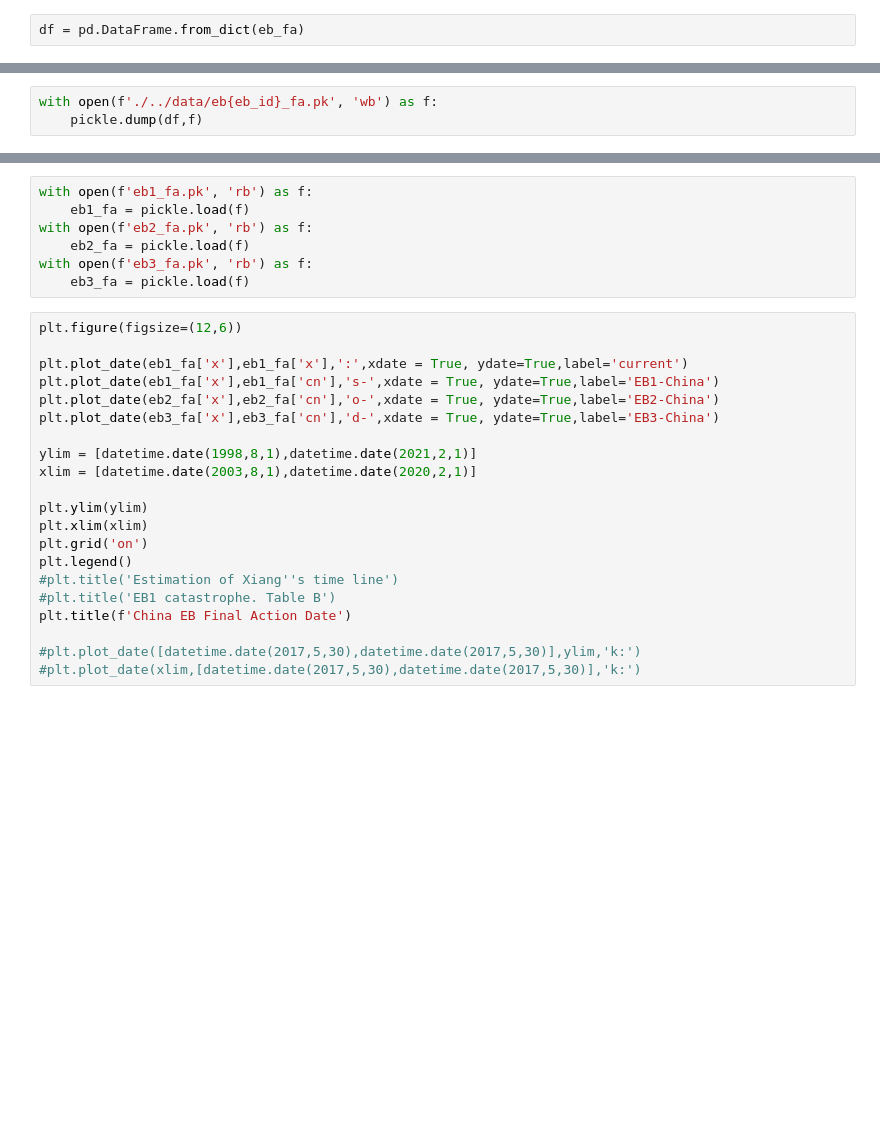
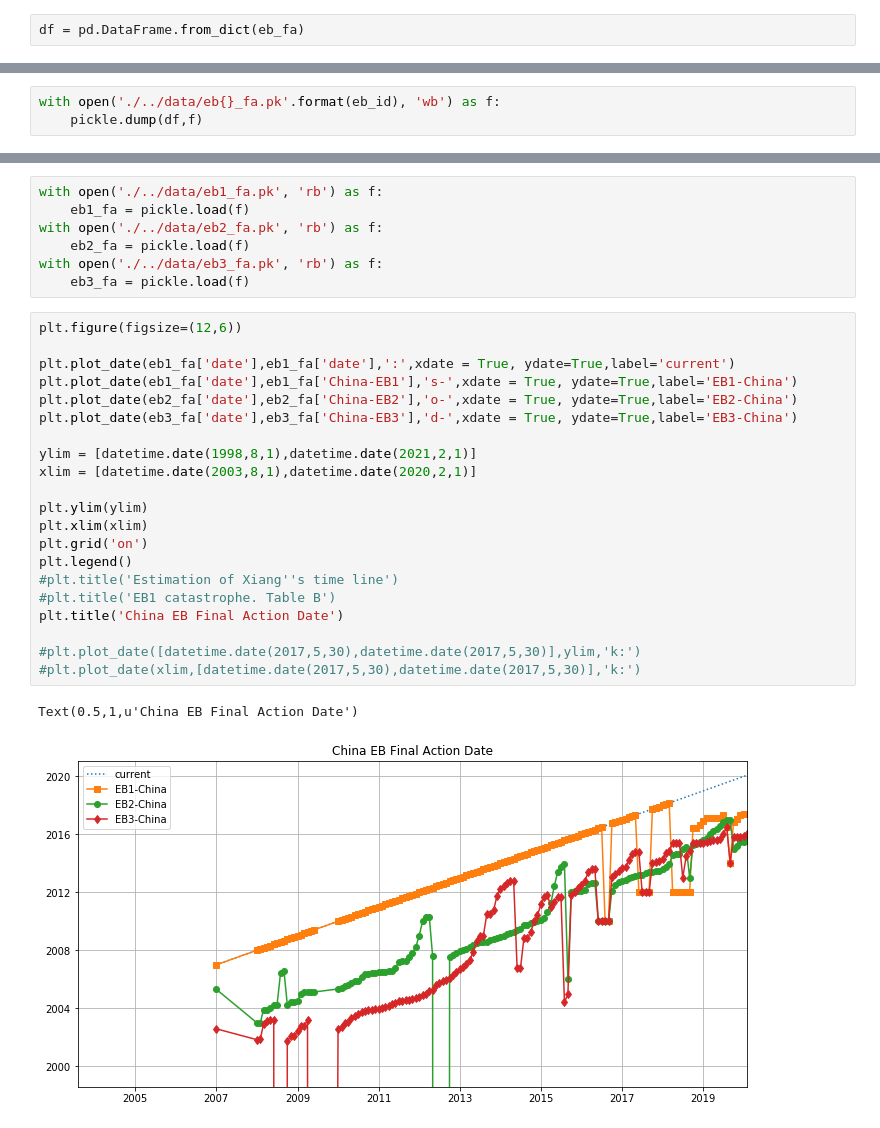
Before and after one commit to 0xzz/eb_dashboard, a Jupyter notebook: scrapping_experiments/vb_scraping.ipynb, the cells around one changed output, grey strips where cells are left out. Cells and saved outputs as stored; diff of their text form; blank space fills up the shorter version.

Commit message:
new data, updated EO

```diff
--- a/scrapping_experiments/vb_scraping.ipynb
+++ b/scrapping_experiments/vb_scraping.ipynb
@@ -176,5 +177,5 @@ df.to_csv(f'./../data/eb{eb_id}_final_action_days.csv',index=False)
 # %%
-with open(f'./../data/eb{eb_id}_fa.pk', 'wb') as f:
+with open('./../data/eb{}_fa.pk'.format(eb_id), 'wb') as f:
     pickle.dump(df,f)
 # %%
 plt.figure(figsize=(12,6))
@@ -206,28 +207,31 @@ Text(0.5, 1.0, 'EB1 Final Action Date')
 # %%
-with open(f'eb1_fa.pk', 'rb') as f:
+with open('./../data/eb1_fa.pk', 'rb') as f:
     eb1_fa = pickle.load(f)
-with open(f'eb2_fa.pk', 'rb') as f:
+with open('./../data/eb2_fa.pk', 'rb') as f:
     eb2_fa = pickle.load(f)
-with open(f'eb3_fa.pk', 'rb') as f:
+with open('./../data/eb3_fa.pk', 'rb') as f:
     eb3_fa = pickle.load(f)
 # %%
 plt.figure(figsize=(12,6))
 
-plt.plot_date(eb1_fa['x'],eb1_fa['x'],':',xdate = True, ydate=True,label='current')
-plt.plot_date(eb1_fa['x'],eb1_fa['cn'],'s-',xdate = True, ydate=True,label='EB1-China')
-plt.plot_date(eb2_fa['x'],eb2_fa['cn'],'o-',xdate = True, ydate=True,label='EB2-China')
-plt.plot_date(eb3_fa['x'],eb3_fa['cn'],'d-',xdate = True, ydate=True,label='EB3-China')
+plt.plot_date(eb1_fa['date'],eb1_fa['date'],':',xdate = True, ydate=True,label='current')
+plt.plot_date(eb1_fa['date'],eb1_fa['China-EB1'],'s-',xdate = True, ydate=True,label='EB1-China')
+plt.plot_date(eb2_fa['date'],eb2_fa['China-EB2'],'o-',xdate = True, ydate=True,label='EB2-China')
+plt.plot_date(eb3_fa['date'],eb3_fa['China-EB3'],'d-',xdate = True, ydate=True,label='EB3-China')
 
 ylim = [datetime.date(1998,8,1),datetime.date(2021,2,1)]
 xlim = [datetime.date(2003,8,1),datetime.date(2020,2,1)]
 
 plt.ylim(ylim)
 plt.xlim(xlim)
 plt.grid('on')
 plt.legend()
 #plt.title('Estimation of Xiang''s time line')
 #plt.title('EB1 catastrophe. Table B')
-plt.title(f'China EB Final Action Date')
+plt.title('China EB Final Action Date')
 
 #plt.plot_date([datetime.date(2017,5,30),datetime.date(2017,5,30)],ylim,'k:')
 #plt.plot_date(xlim,[datetime.date(2017,5,30),datetime.date(2017,5,30)],'k:')
+# %% [output]
+Text(0.5,1,u'China EB Final Action Date')
+[figure, added]
```
Also changed, not shown: parts of 6 cells of this notebook, 3 other files.
